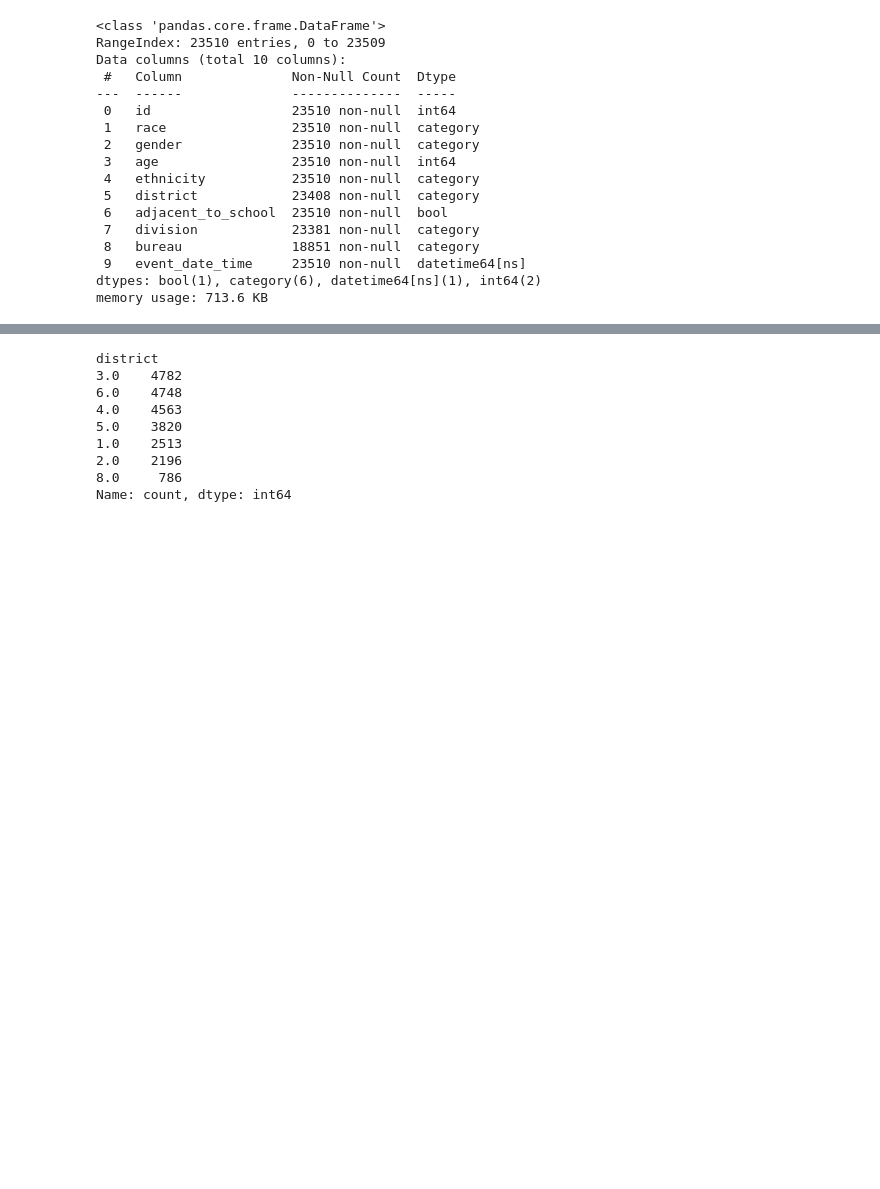
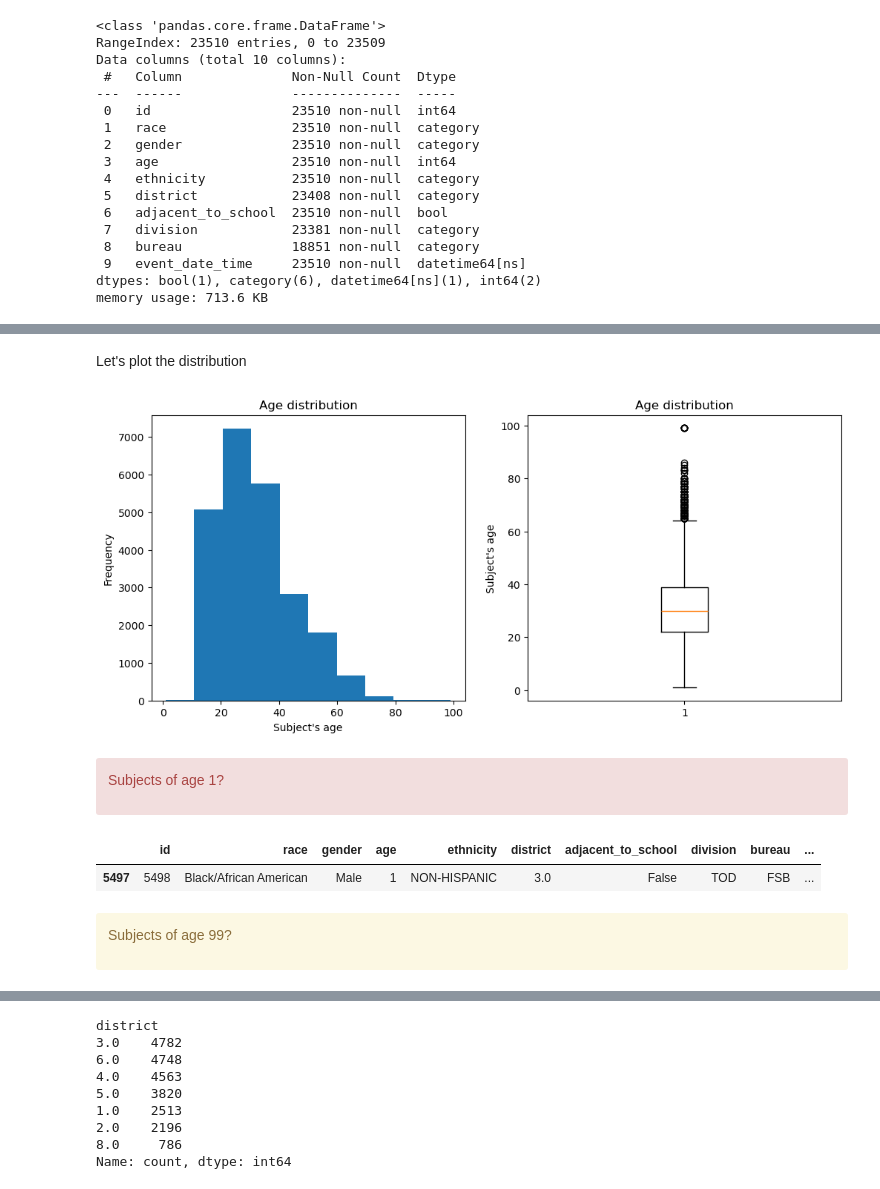
Before and after one commit to emmajslz/eda-project-police-arrest, a Jupyter notebook: police-arrests-montgomery-study.ipynb, the cells around one changed output, grey strips where cells are left out. Cells and saved outputs as stored; diff of their text form; code cells hidden in the pictures; blank space fills up the shorter version.

```diff
--- a/police-arrests-montgomery-study.ipynb
+++ b/police-arrests-montgomery-study.ipynb
@@ -239,0 +345,35 @@ memory usage: 713.6 KB
+# %% [markdown]
+Let's plot the distribution
+# %%
+fig, ax = plt.subplots(nrows=1, ncols=2, figsize = (12,5))
+ax = ax.flatten()
+
+ax[0].hist(arrests['age'])
+ax[0].set_xlabel("Subject's age")
+ax[0].set_ylabel("Frequency")
+ax[0].set_title("Age distribution")
+
+ax[1].boxplot(arrests['age'])
+ax[1].set_ylabel("Subject's age")
+ax[1].set_title("Age distribution")
+
+plt.show()
+# %% [output]
+[figure, added]
+# %% [markdown]
+<div class="alert alert-block alert-danger">
+
+Subjects of age 1?
+
+</div>
+# %%
+arrests[arrests['age']==1]
+# %% [output]
+|  | id | race | gender | age | ethnicity | district | adjacent_to_school | division | bureau | ... |
+| 5497 | 5498 | Black/African American | Male | 1 | NON-HISPANIC | 3.0 | False | TOD | FSB | ... |
+# %% [markdown]
+<div class="alert alert-block alert-warning">
+
+Subjects of age 99?
+
+</div>
```
Also changed, not shown: parts of 155 cells of this notebook, 11 other files.
